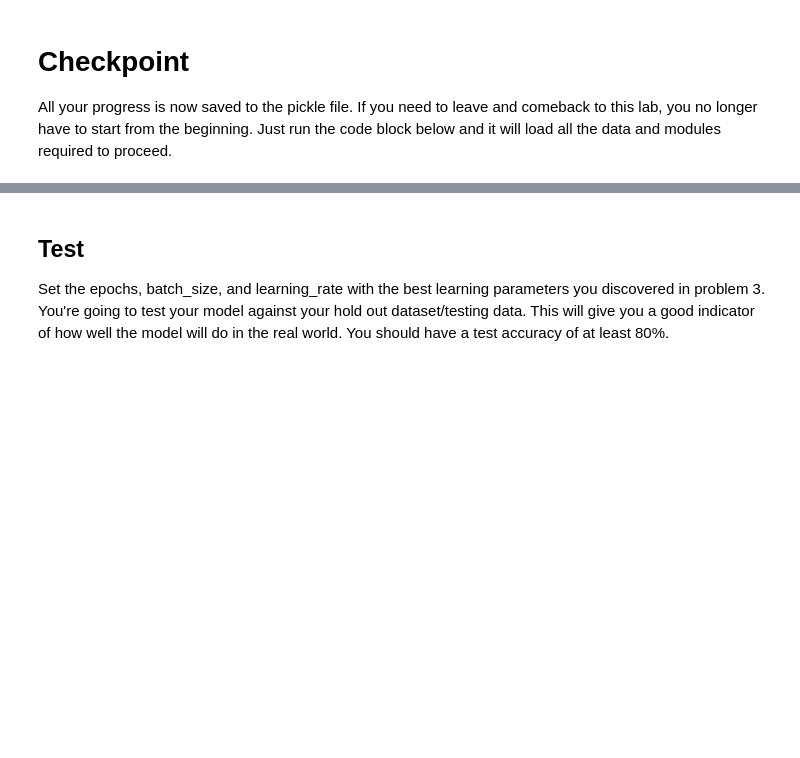
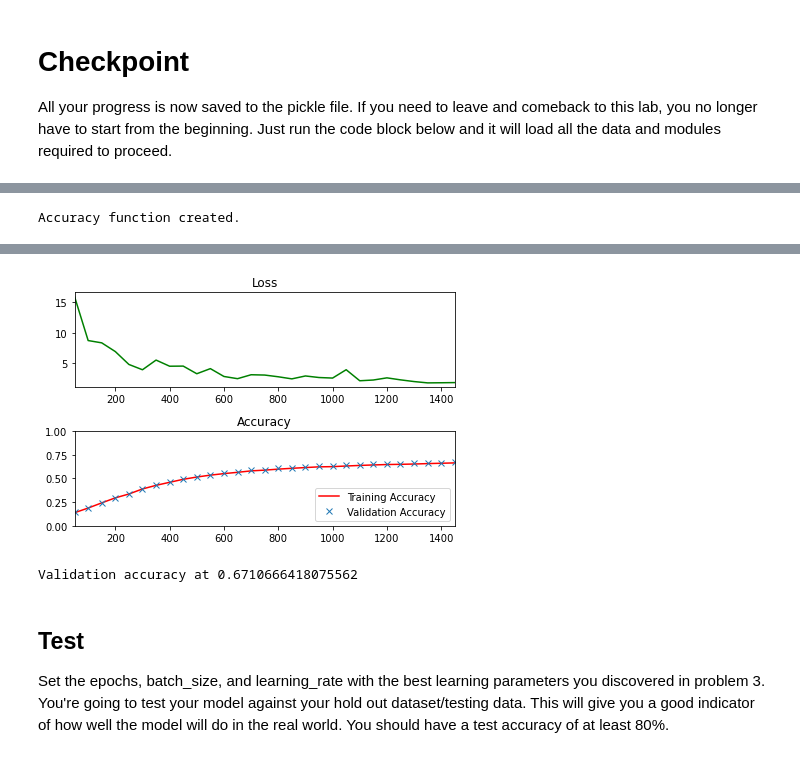
Before and after one commit to SungwookLE/udacity_TensorFlow_LAB, a Jupyter notebook: lab.ipynb, the cells around one changed output, grey strips where cells are left out. Saved outputs shown, nothing was run; the diff lists cells and outputs as text; code cells hidden in the pictures; blank space fills up the shorter version.

Commit message:
feat: one-layer neural with tensorflow lib added

```diff
--- a/lab.ipynb
+++ b/lab.ipynb
@@ -119,7 +129,8 @@ def normalize_grayscale(image_data):
     :return: Normalized image data
     """
     # TODO: Implement Min-Max scaling for grayscale image data
-
+    res = 0.1+ ( image_data - np.min(image_data)) * (0.9-0.1) / ( np.max(image_data) - np.min(image_data) )
+    return res
 
 ### DON'T MODIFY ANYTHING BELOW ###
 # Test Cases
@@ -235,16 +262,19 @@ For the neural network to train on your data, you need the following <a href="ht
 
 *If you're having trouble solving problem 2, review "TensorFlow Linear Function" section of the class.  If that doesn't help, the solution for this problem is available [here](https://github.com/udacity/CarND-TensorFlow-Lab/blob/master/solutions.ipynb).*
 # %%
+import tensorflow.compat.v1 as tf
+tf.disable_v2_behavior()
+
 features_count = 784
 labels_count = 10
 
 # TODO: Set the features and labels tensors
-# features =
-# labels =
+features = tf.placeholder(np.float32)
+labels =  tf.placeholder(np.float32)
 
 # TODO: Set the weights and biases tensors
-# weights =
-# biases =
+weights = tf.Variable(tf.truncated_normal([features_count, labels_count]))
+biases = tf.Variable(tf.zeros(labels_count))
 
 
 
@@ -311,6 +350,8 @@ is_correct_prediction = tf.equal(tf.argmax(prediction, 1), tf.argmax(labels, 1))
 accuracy = tf.reduce_mean(tf.cast(is_correct_prediction, tf.float32))
 
 print('Accuracy function created.')
+# %% [output]
+Accuracy function created.
 # %% [markdown]
 <img src="image/learn_rate_tune.png" style="height: 60%;width: 60%">
 
@@ -355,9 +396,9 @@ The code will print out a Loss and Accuracy graph, so you can see how well the n
 *If you're having trouble solving problem 3, you can view the solution [here](https://github.com/udacity/CarND-TensorFlow-Lab/blob/master/solutions.ipynb).*
 # %%
 # TODO: Find the best parameters for each configuration
-# epochs =
-# batch_size =
-# learning_rate =
+epochs = 1
+batch_size = 100
+learning_rate = 0.02
 
 
 
@@ -400,33 +441,36 @@ with tf.Session() as session:
             if not batch_i % log_batch_step:
                 # Calculate Training and Validation accuracy
                 training_accuracy = session.run(accuracy, feed_dict=train_feed_dict)
                 validation_accuracy = session.run(accuracy, feed_dict=valid_feed_dict)
 
                 # Log batches
                 previous_batch = batches[-1] if batches else 0
                 batches.append(log_batch_step + previous_batch)
                 loss_batch.append(l)
                 train_acc_batch.append(training_accuracy)
                 valid_acc_batch.append(validation_accuracy)
 
         # Check accuracy against Validation data
         validation_accuracy = session.run(accuracy, feed_dict=valid_feed_dict)
 
 loss_plot = plt.subplot(211)
 loss_plot.set_title('Loss')
 loss_plot.plot(batches, loss_batch, 'g')
 loss_plot.set_xlim([batches[0], batches[-1]])
 acc_plot = plt.subplot(212)
 acc_plot.set_title('Accuracy')
 acc_plot.plot(batches, train_acc_batch, 'r', label='Training Accuracy')
 acc_plot.plot(batches, valid_acc_batch, 'x', label='Validation Accuracy')
 acc_plot.set_ylim([0, 1.0])
 acc_plot.set_xlim([batches[0], batches[-1]])
 acc_plot.legend(loc=4)
 plt.tight_layout()
 plt.show()
 
 print('Validation accuracy at {}'.format(validation_accuracy))
+# %% [output]
+[figure, added]
+Validation accuracy at 0.6710666418075562
 # %% [markdown]
 ## Test
 
```
Also changed, not shown: parts of 10 cells of this notebook, 2 other files.
